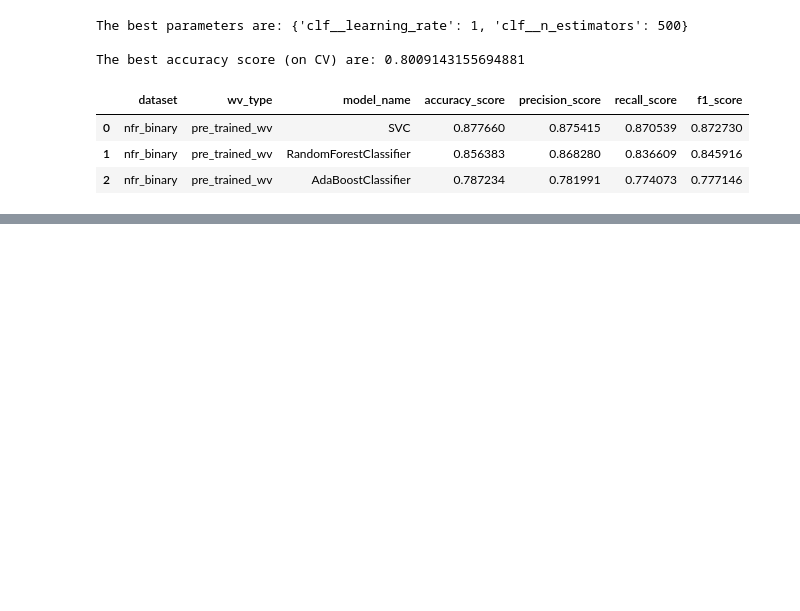
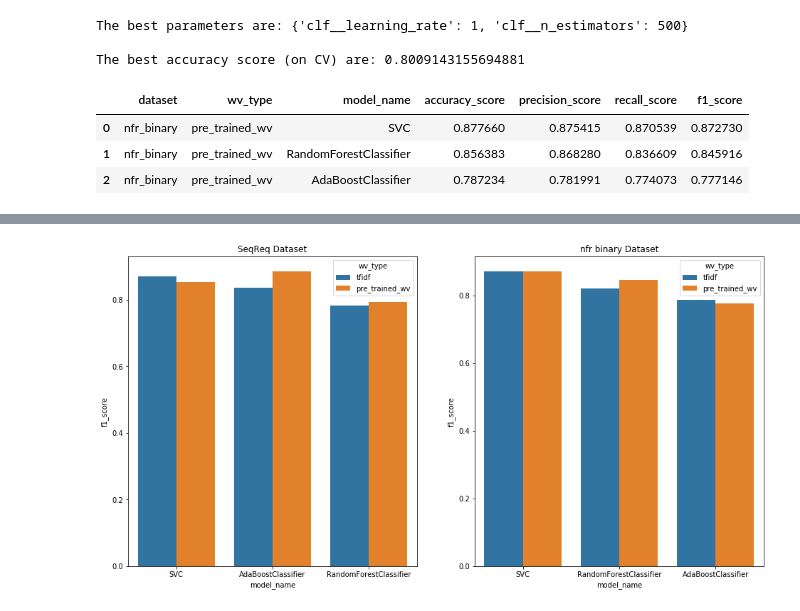
Before and after one commit to hfung4/Data-Projects, a Jupyter notebook: software_requirements_classification/notebooks/software_requirements_classification_part_1.ipynb, the cells around one changed output, grey strips where cells are left out. Drawn from its saved outputs; the diff is of its cells as text; code cells hidden in the pictures; blank space fills up the shorter version.

Commit message:
binary classification with comments completed

```diff
--- a/software_requirements_classification/notebooks/software_requirements_classification_part_1.ipynb
+++ b/software_requirements_classification/notebooks/software_requirements_classification_part_1.ipynb
@@ -497,0 +501,2 @@ df_nfr_binary_wv
+# %%
+binary_results = pd.concat([df_secreq_tfidf,df_nfr_binary_tfidf,df_secreq_wv,df_nfr_binary_wv], axis=0)
@@ -497,0 +519,14 @@ df_nfr_binary_wv
+# %%
+secreq_binary_results = binary_results[binary_results.dataset=="SecReq"]
+nfr_binary_results = binary_results[binary_results.dataset=="nfr_binary"]
+# %%
+fig, axes = plt.subplots(1,2,figsize=(16,8))
+sns.barplot(x="model_name", y="f1_score", hue="wv_type", data=secreq_binary_results, ax=axes[0])
+sns.barplot(x="model_name", y="f1_score", hue="wv_type", data=nfr_binary_results, ax=axes[1])
+
+axes[0].title.set_text('SeqReq Dataset')
+axes[1].title.set_text('nfr binary Dataset')
+
+plt.savefig("../outputs/binary_classification_results.jpeg")
+# %% [output]
+[figure, added]
```
Also changed, not shown: parts of 6 cells of this notebook, 5 other files.
